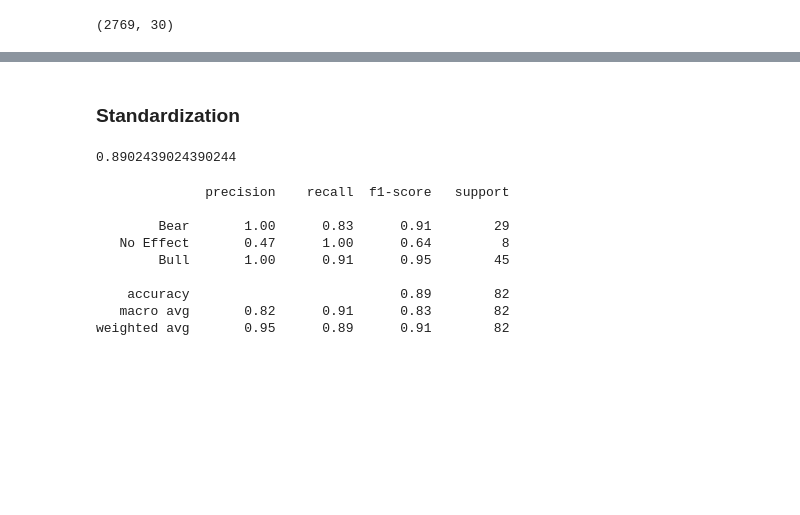
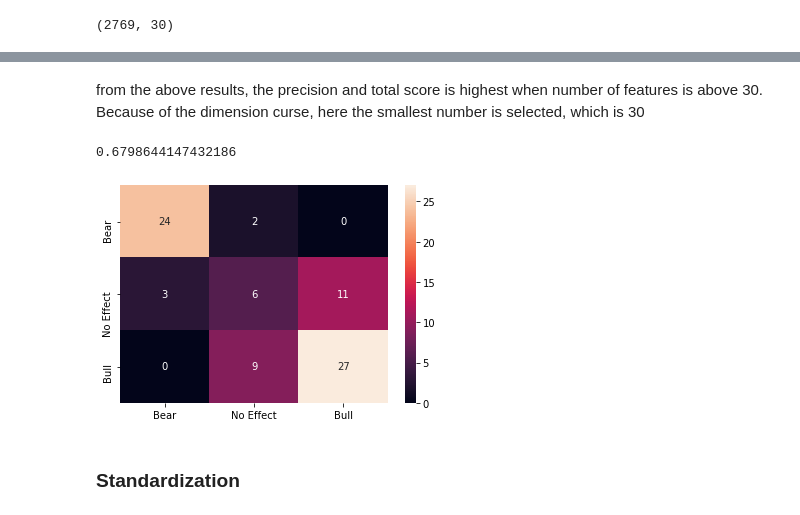
Before and after one commit to zhangzijie-lab/QF5401, a Jupyter notebook: Strategy.ipynb, the cells around one changed output, grey strips where cells are left out. Cells and saved outputs as stored; diff of their text form; code cells hidden in the pictures; blank space fills up the shorter version.

```diff
--- a/Strategy.ipynb
+++ b/Strategy.ipynb
@@ -677,0 +740,8 @@ weighted avg       0.95      0.94      0.94        82
+# %%
+import lightgbm as lgb
+
+# Create LightGBM classifer object based on Decisiontree
+lgb_clf = lgb.LGBMClassifier(n_estimators=1000, learning_rate=0.1, max_depth=3)
+
+# Train LightGBM Classifer
+lgb_clf.fit(X_train, y_train);
@@ -719,3 +967,30 @@ weighted avg       0.56      0.15      0.11        82
+# %% [markdown]
+from the above results, the precision and total score is highest when number of features is above 30. Because of the dimension curse, here the smallest number is selected, which is 30
+# %%
+fs = SelectKBest(score_func=f_classif, k=30)
+# apply feature selection
+X_train_selected = fs.fit_transform(X_train, y_train)
+X_test_selected = fs.transform(X_test)
+
+svm_model = SVC(probability=True)
+svm_model = svm_model.fit(X_train_selected, y_train)
+predicted = pd.DataFrame(svm_model.predict(X_test_selected))
+
+# Store metrics
+svm_accuracy = metrics.accuracy_score(y_test, predicted)
+svm_precision = metrics.precision_score(y_test, predicted, average='weighted')
+svm_confus_matrix = metrics.confusion_matrix(y_test, predicted)
+# %%
+svm_precision
+# %% [output]
+0.6798644147432186
+# %%
+cm = pd.DataFrame(svm_confus_matrix, columns=labs, index=labs)
+plt.figure(figsize = (6, 4))
+sns.heatmap(cm, annot=True)
+plt.savefig('cm_plain.png')
+# %% [output]
+[figure, added]
 # %% [markdown]
 ### Standardization
 # %%
@@ -738,19 +1018,3 @@ svm_accuracy = metrics.accuracy_score(y_test, predicted)
 # svm_roc_auc = metrics.roc_auc_score(y_test, probs[1])
 svm_confus_matrix = metrics.confusion_matrix(y_test, predicted)
 svm_classification_report = metrics.classification_report(y_test, predicted, target_names=labs, zero_division=0)
-# %%
-svm_accuracy
-# %% [output]
-0.8902439024390244
-# %%
-print(svm_classification_report)
-# %% [output]
-              precision    recall  f1-score   support
-
-        Bear       1.00      0.83      0.91        29
-   No Effect       0.47      1.00      0.64         8
-        Bull       1.00      0.91      0.95        45
-
-    accuracy                           0.89        82
-   macro avg       0.82      0.91      0.83        82
-weighted avg       0.95      0.89      0.91        82
```
Also changed, not shown: parts of 140 cells of this notebook, 31 other files.
